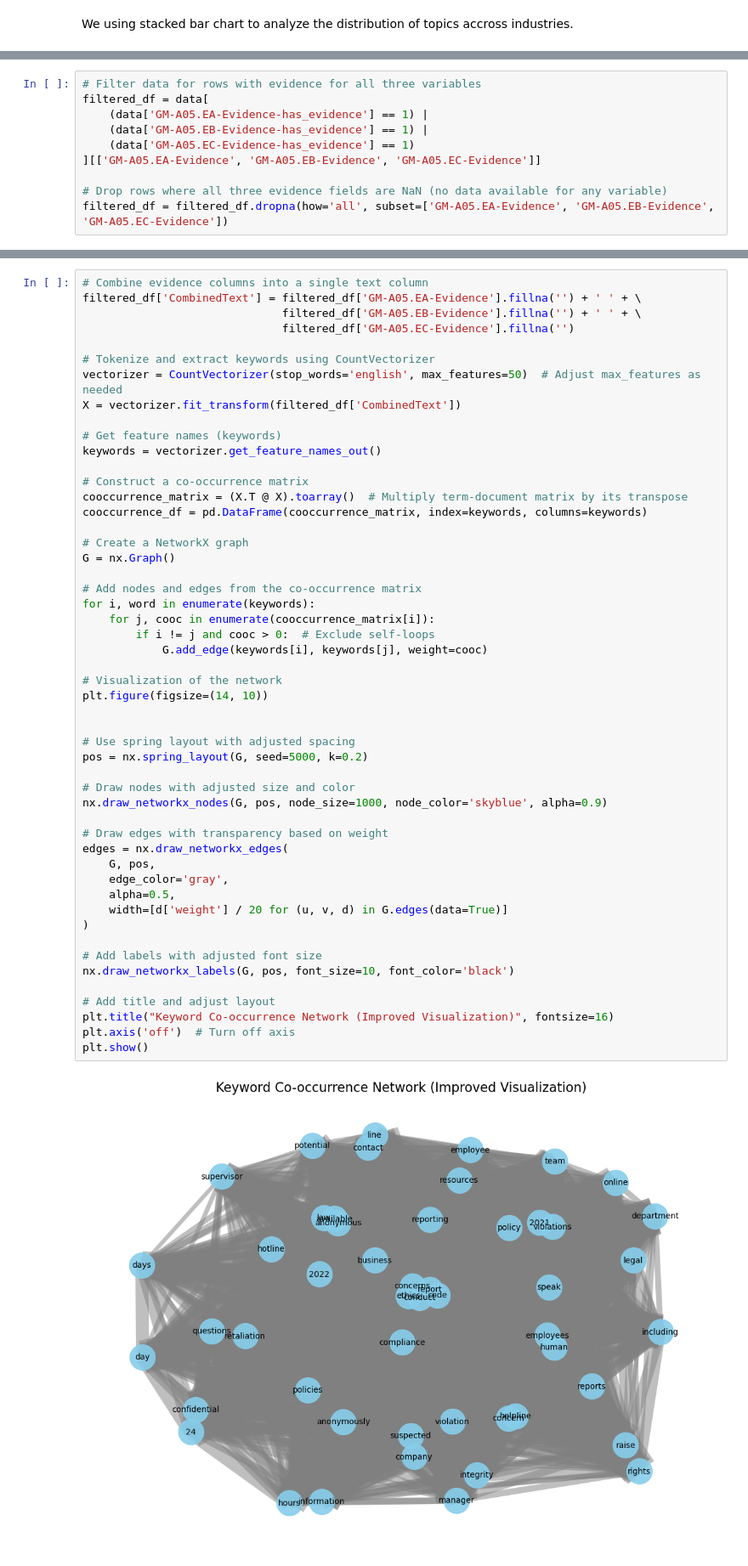
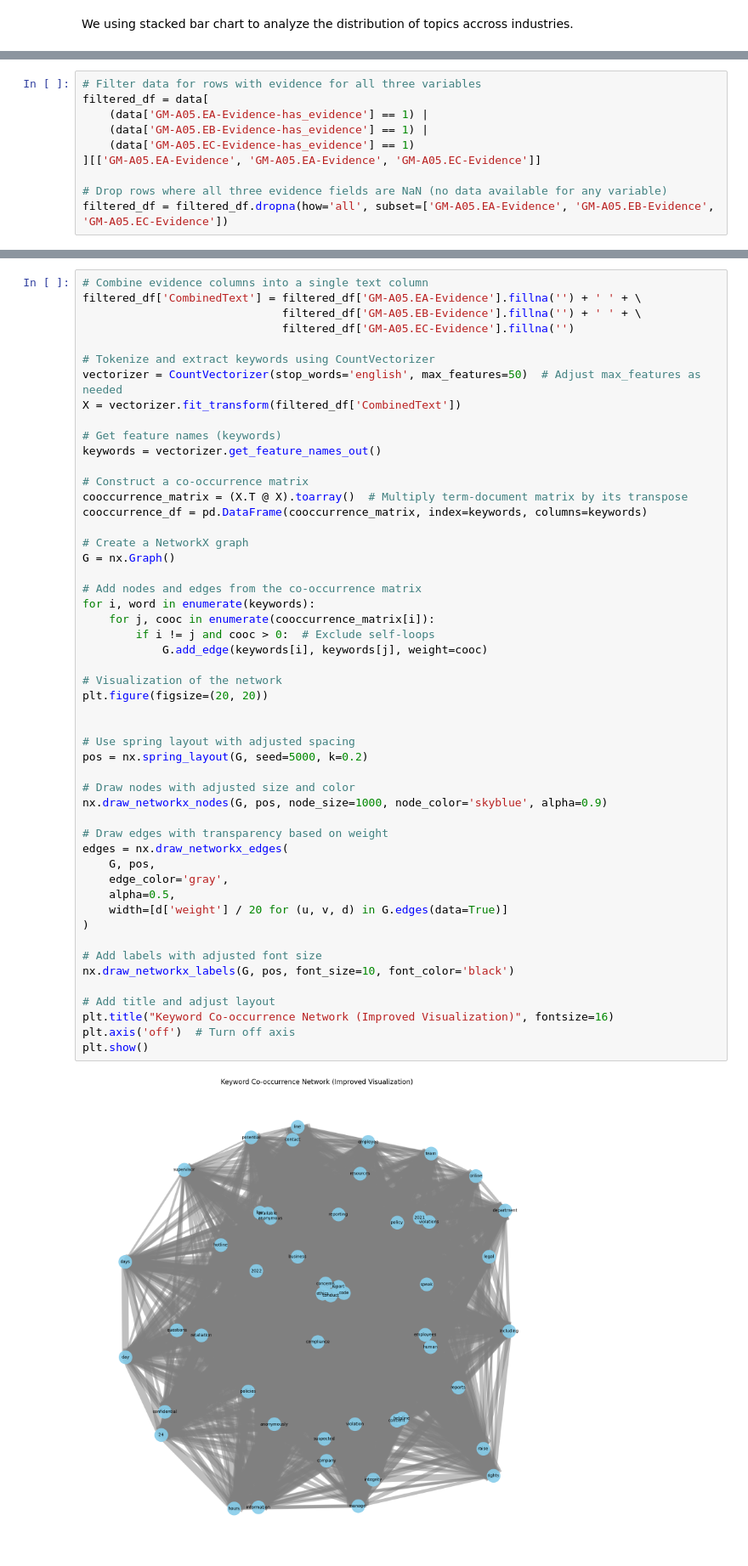
Before and after one commit to PENG-JY/InclusiveWorkplace_Study, a Jupyter notebook: technical-details/eda/main.ipynb, the cells around one changed output, grey strips where cells are left out. Shown at 85% size. Cells and saved outputs as stored; diff of their text form.

```diff
--- a/technical-details/eda/main.ipynb
+++ b/technical-details/eda/main.ipynb
@@ -535,7 +546,7 @@ filtered_df = data[
     (data['GM-A05.EA-Evidence-has_evidence'] == 1) |
     (data['GM-A05.EB-Evidence-has_evidence'] == 1) |
     (data['GM-A05.EC-Evidence-has_evidence'] == 1)
-][['GM-A05.EA-Evidence', 'GM-A05.EB-Evidence', 'GM-A05.EC-Evidence']]
+][['GM-A05.EA-Evidence', 'GM-A05.EA-Evidence', 'GM-A05.EC-Evidence']]
 
 # Drop rows where all three evidence fields are NaN (no data available for any variable)
 filtered_df = filtered_df.dropna(how='all', subset=['GM-A05.EA-Evidence', 'GM-A05.EB-Evidence', 'GM-A05.EC-Evidence'])
@@ -563,32 +576,32 @@ G = nx.Graph()
 for i, word in enumerate(keywords):
     for j, cooc in enumerate(cooccurrence_matrix[i]):
         if i != j and cooc > 0:  # Exclude self-loops
             G.add_edge(keywords[i], keywords[j], weight=cooc)
 
 # Visualization of the network
-plt.figure(figsize=(14, 10))
+plt.figure(figsize=(20, 20))
 
 
 # Use spring layout with adjusted spacing
 pos = nx.spring_layout(G, seed=5000, k=0.2)
 
 # Draw nodes with adjusted size and color
 nx.draw_networkx_nodes(G, pos, node_size=1000, node_color='skyblue', alpha=0.9)
 
 # Draw edges with transparency based on weight
 edges = nx.draw_networkx_edges(
     G, pos,
     edge_color='gray',
     alpha=0.5,
     width=[d['weight'] / 20 for (u, v, d) in G.edges(data=True)]
 )
 
 # Add labels with adjusted font size
 nx.draw_networkx_labels(G, pos, font_size=10, font_color='black')
 
 # Add title and adjust layout
 plt.title("Keyword Co-occurrence Network (Improved Visualization)", fontsize=16)
 plt.axis('off')  # Turn off axis
 plt.show()
 # %% [output]
-[figure, old version]
+[figure, new version]
```
Also changed, not shown: parts of 12 cells of this notebook.
